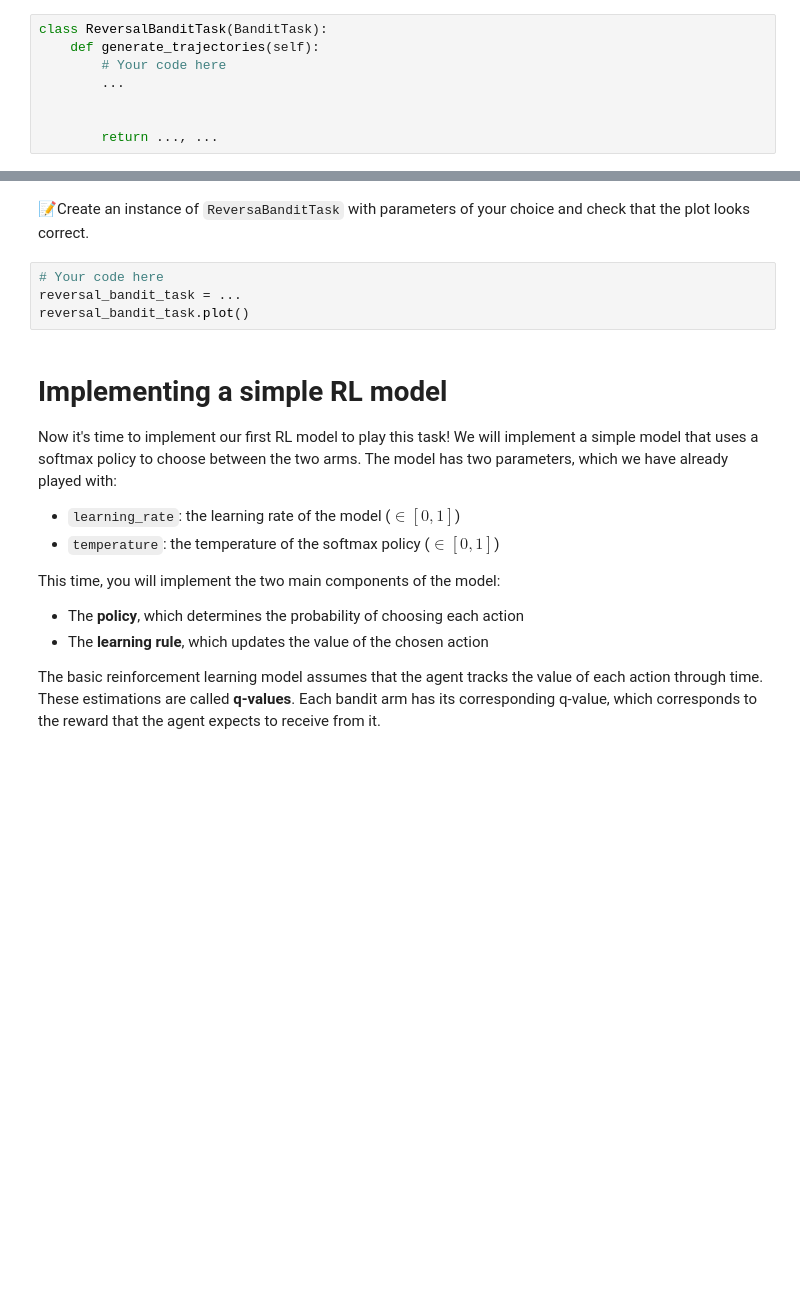
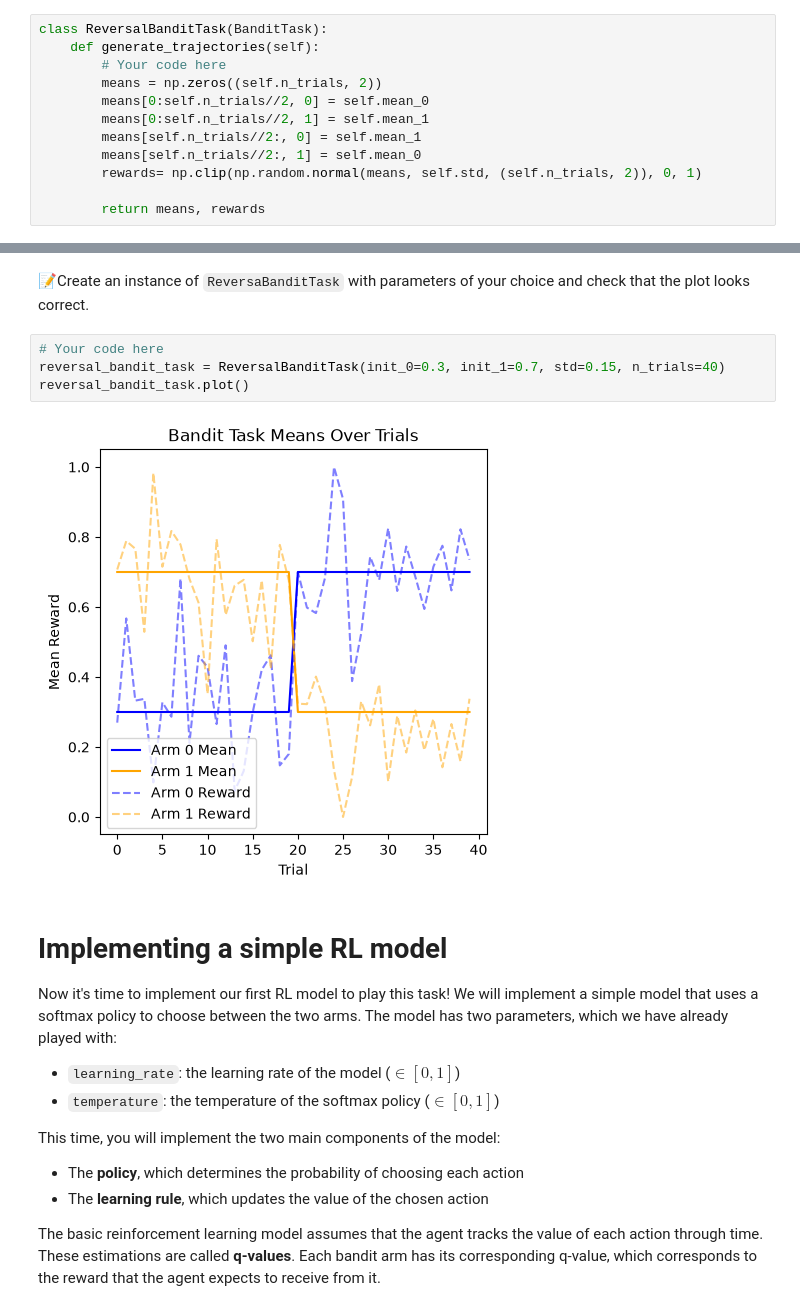
Before and after one commit to easiryne/cognitive-modeling-lab, a Jupyter notebook: TD_4/td4_notebook.ipynb, the cells around one changed output, grey strips where cells are left out. Cells and saved outputs as stored; diff of their text form; blank space fills up the shorter version.

```diff
--- a/TD_4/td4_notebook.ipynb
+++ b/TD_4/td4_notebook.ipynb
@@ -134,10 +147,14 @@ For the object-oriented implementation, we will use **class inheritance**: `Reve
 class ReversalBanditTask(BanditTask):
     def generate_trajectories(self):
         # Your code here
-        ...
+        means = np.zeros((self.n_trials, 2))
+        means[0:self.n_trials//2, 0] = self.mean_0
+        means[0:self.n_trials//2, 1] = self.mean_1
+        means[self.n_trials//2:, 0] = self.mean_1
+        means[self.n_trials//2:, 1] = self.mean_0
+        rewards= np.clip(np.random.normal(means, self.std, (self.n_trials, 2)), 0, 1)
 
-
-        return ..., ...
+        return means, rewards
 # %% [markdown]
 ⚙️ You can use the unit tests below to check if your implementation is correct.
 # %%
@@ -146,8 +165,10 @@ test_reversal_bandit_task_generate_trajectories(ReversalBanditTask)
 📝Create an instance of `ReversaBanditTask` with parameters of your choice and check that the plot looks correct.
 # %%
 # Your code here
-reversal_bandit_task = ...
+reversal_bandit_task = ReversalBanditTask(init_0=0.3, init_1=0.7, std=0.15, n_trials=40)
 reversal_bandit_task.plot()
+# %% [output]
+[figure, added]
 # %% [markdown]
 # Implementing a simple RL model
 Now it's time to implement our first RL model to play this task! We will implement a simple model that uses a softmax policy to choose between the two arms. The model has two parameters, which we have already played with:
```
Also changed, not shown: parts of 33 cells of this notebook.
